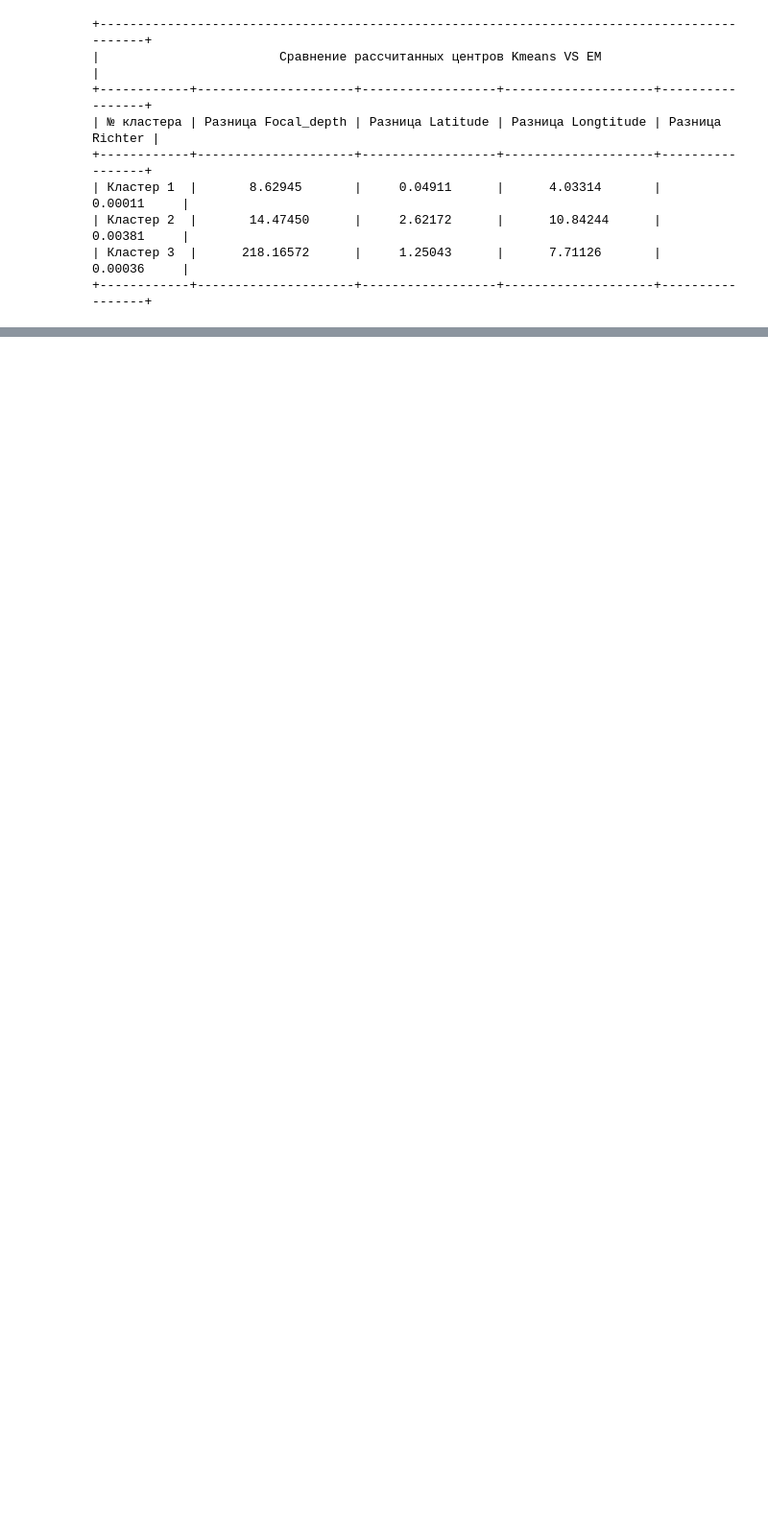
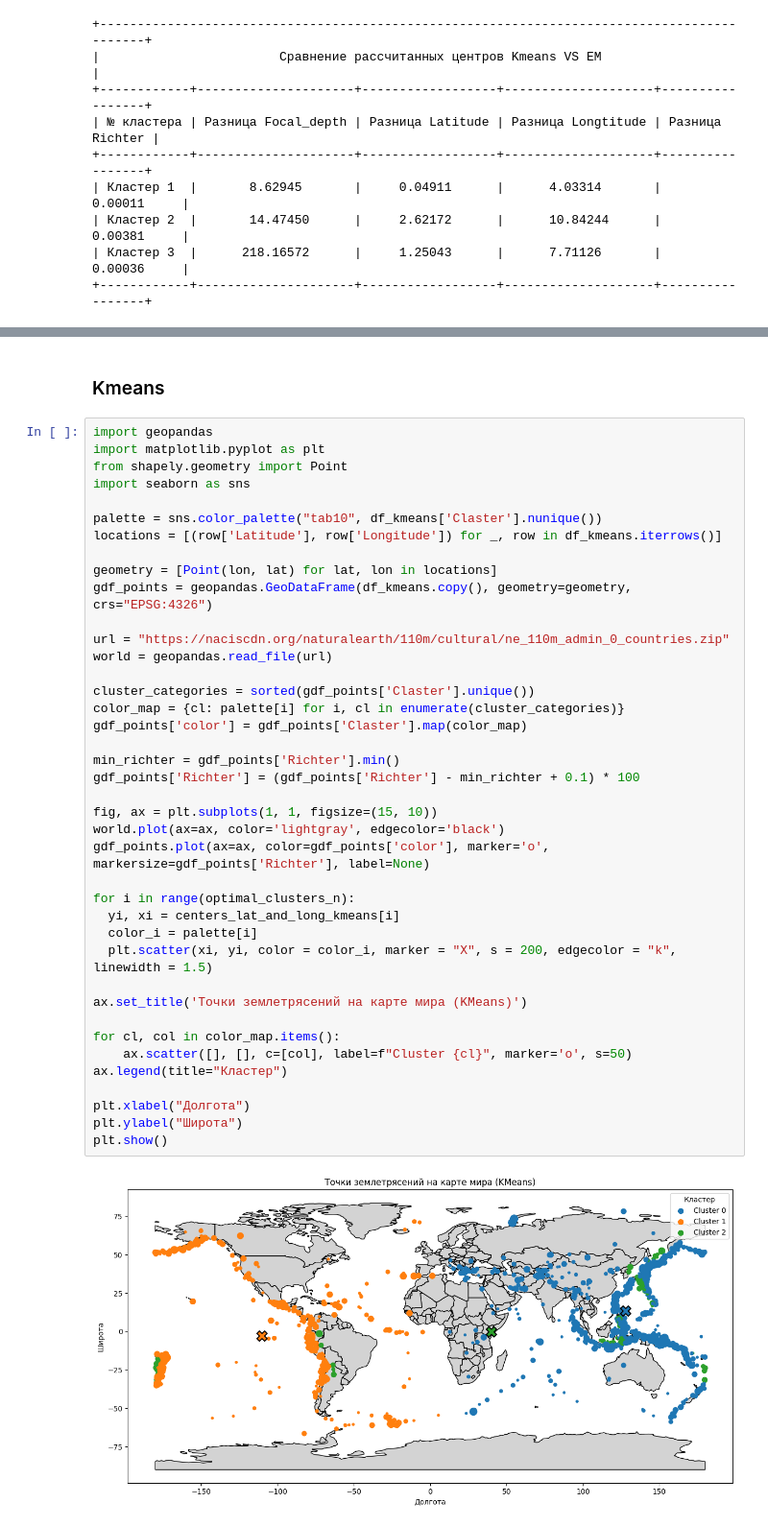
Before and after one commit to FREDY129053/AI_Systems_LABS, a Jupyter notebook: Lab_3_8.ipynb, the cells around one changed output, grey strips where cells are left out. Shown at 96% size. Cells and saved outputs as stored; diff of their text form; blank space fills up the shorter version.

```diff
--- a/Lab_3_8.ipynb
+++ b/Lab_3_8.ipynb
@@ -478,0 +477,44 @@ print(table)
+# %% [markdown]
+### Kmeans
+# %%
+import geopandas
+import matplotlib.pyplot as plt
+from shapely.geometry import Point
+import seaborn as sns
+
+palette = sns.color_palette("tab10", df_kmeans['Claster'].nunique())
+locations = [(row['Latitude'], row['Longitude']) for _, row in df_kmeans.iterrows()]
+
+geometry = [Point(lon, lat) for lat, lon in locations]
+gdf_points = geopandas.GeoDataFrame(df_kmeans.copy(), geometry=geometry, crs="EPSG:4326")
+
+url = "https://naciscdn.org/naturalearth/110m/cultural/ne_110m_admin_0_countries.zip"
+world = geopandas.read_file(url)
+
+cluster_categories = sorted(gdf_points['Claster'].unique())
+color_map = {cl: palette[i] for i, cl in enumerate(cluster_categories)}
+gdf_points['color'] = gdf_points['Claster'].map(color_map)
+
+min_richter = gdf_points['Richter'].min()
+gdf_points['Richter'] = (gdf_points['Richter'] - min_richter + 0.1) * 100
+
+fig, ax = plt.subplots(1, 1, figsize=(15, 10))
+world.plot(ax=ax, color='lightgray', edgecolor='black')
+gdf_points.plot(ax=ax, color=gdf_points['color'], marker='o', markersize=gdf_points['Richter'], label=None)
+
+for i in range(optimal_clusters_n):
+  yi, xi = centers_lat_and_long_kmeans[i]
+  color_i = palette[i]
+  plt.scatter(xi, yi, color = color_i, marker = "X", s = 200, edgecolor = "k", linewidth = 1.5)
+
+ax.set_title('Точки землетрясений на карте мира (KMeans)')
+
+for cl, col in color_map.items():
+    ax.scatter([], [], c=[col], label=f"Cluster {cl}", marker='o', s=50)
+ax.legend(title="Кластер")
+
+plt.xlabel("Долгота")
+plt.ylabel("Широта")
+plt.show()
+# %% [output]
+[figure, added]
```
Also changed, not shown: parts of 11 cells of this notebook.
